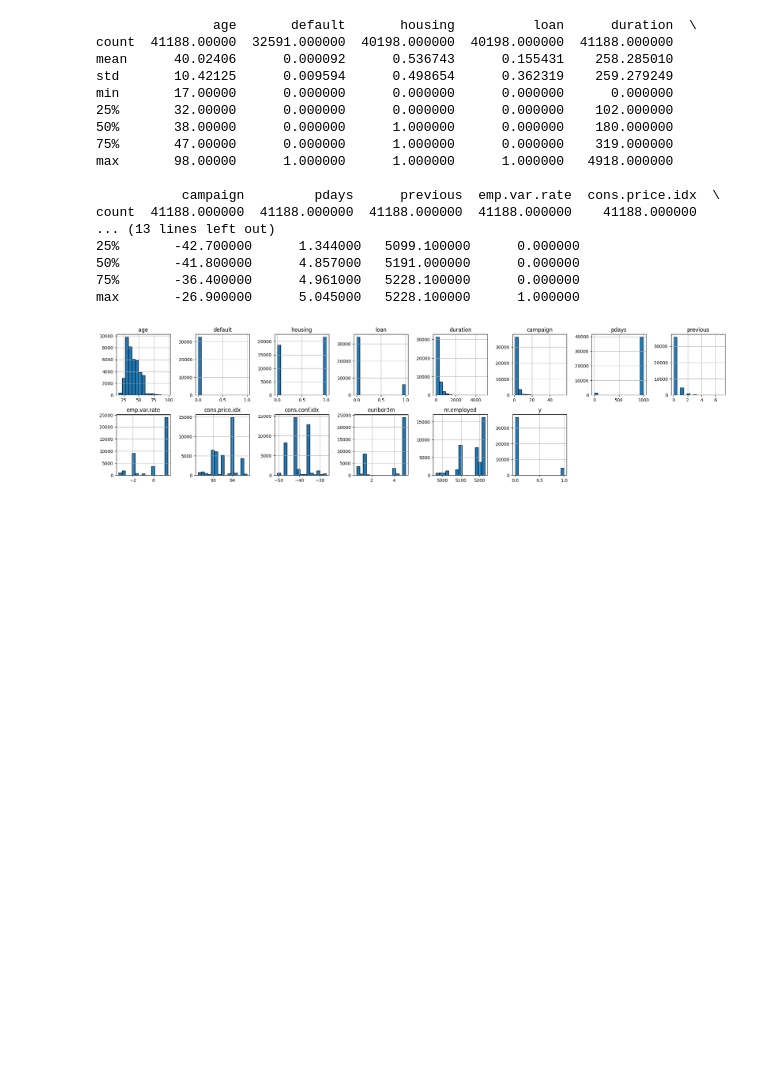
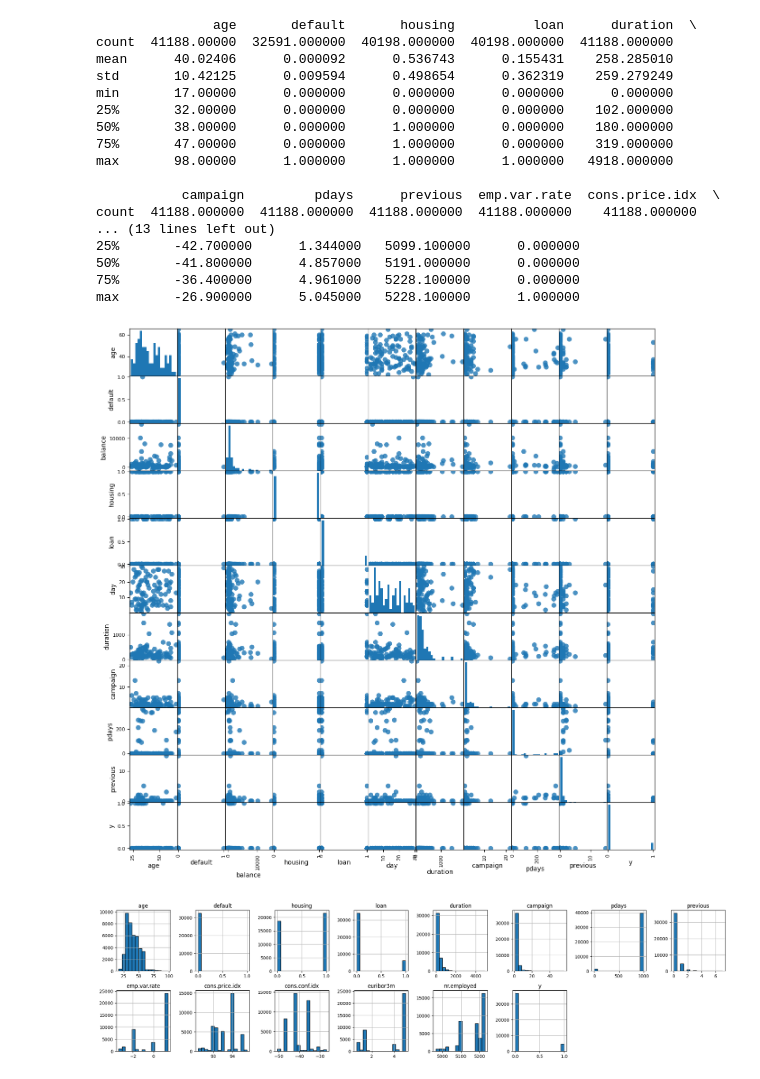
Before and after one commit to Steeve3/ML-model, a Jupyter notebook: notebooks/bank_notebook.ipynb, the cells around one changed output. Saved outputs shown, nothing was run; the diff lists cells and outputs as text; code cells hidden in the pictures; blank space fills up the shorter version.

Commit message:
upload bank-full.csv and scatter matrix (to fix)

```diff
--- a/notebooks/bank_notebook.ipynb
+++ b/notebooks/bank_notebook.ipynb
@@ -17,3 +17,6 @@ data
 | 41186 | 44 | technician | married | professional.course | no | no | no | cellular | nov | fri | ... |
 | 41187 | 74 | retired | married | professional.course | no | yes | no | cellular | nov | fri | ... |
 41188 rows × 21 columns
+# %%
+data_full = pd.read_csv('C:/Users/User/Desktop/ML-model-main/datasets/bank/bank-full.csv', sep=';')
+data_full
@@ -39,0 +62,21 @@ memory usage: 6.6+ MB
+# %%
+# Converti le variabili categoriche usando pd.Categorical per un uso più efficiente della memoria e performance migliori
+categorical_columns = ['job', 'marital', 'education', 'contact', 'month', 'poutcome']
+for col in categorical_columns:
+    data_full[col] = pd.Categorical(data_full[col])
+
+# Converti le variabili binarie. Se sono già nel formato stringa "yes"/"no", puoi convertirle in un formato numerico booleano
+binary_columns = ['default', 'housing', 'loan', 'y']
+for col in binary_columns:
+    data_full[col] = data_full[col].map({'yes': 1, 'no': 0})
+
+# Assicurati che tutte le variabili numeriche siano del tipo corretto
+# Converti le colonne numeriche a int64 o float64 a seconda della natura dei dati
+numeric_columns = ['age', 'duration', 'campaign', 'pdays', 'previous']
+for col in numeric_columns:
+    data_full[col] = pd.to_numeric(data_full[col], errors='coerce')
+
+
+# Controlla il nuovo tipo di dati per ogni colonna
+
+data_full.info()
@@ -103,6 +165,14 @@ count  41188.000000  41188.000000  41188.000000  41188.000000    41188.000000
 50%       -41.800000      4.857000   5191.000000      0.000000
 75%       -36.400000      4.961000   5228.100000      0.000000
 max       -26.900000      5.045000   5228.100000      1.000000
+# %%
+#create a scatter matrix from the dataframe
+sample_data = data_full.sample(n=100, random_state=42)
+
+grr = pd.plotting.scatter_matrix(sample_data, figsize=(15, 15), marker='o',
+                        hist_kwds={'bins': 20}, s=60, alpha=.8, cmap='viridis')
+# %% [output]
+[figure, added]
 # %%
 # Distribuzione delle variabili numeriche con istogrammi
 num_columns = data.select_dtypes(include=['int64', 'float64']).columns
```
Also changed, not shown: parts of 5 cells of this notebook.
